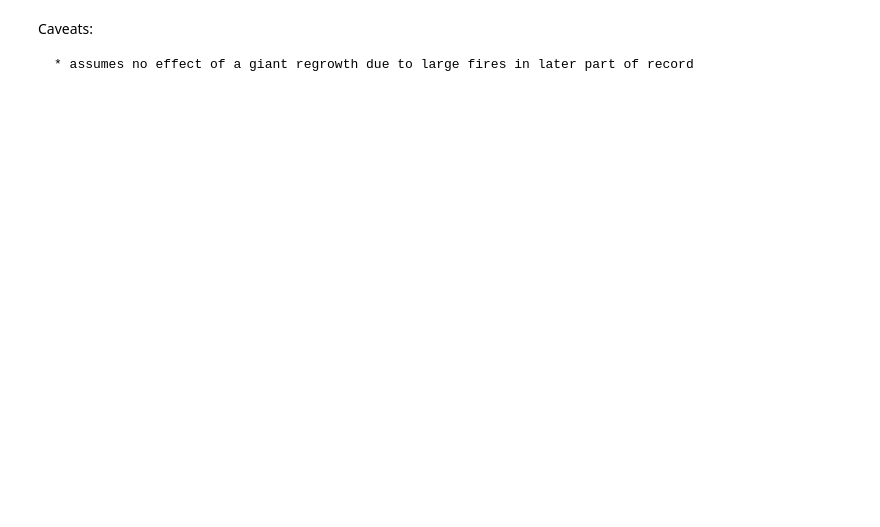
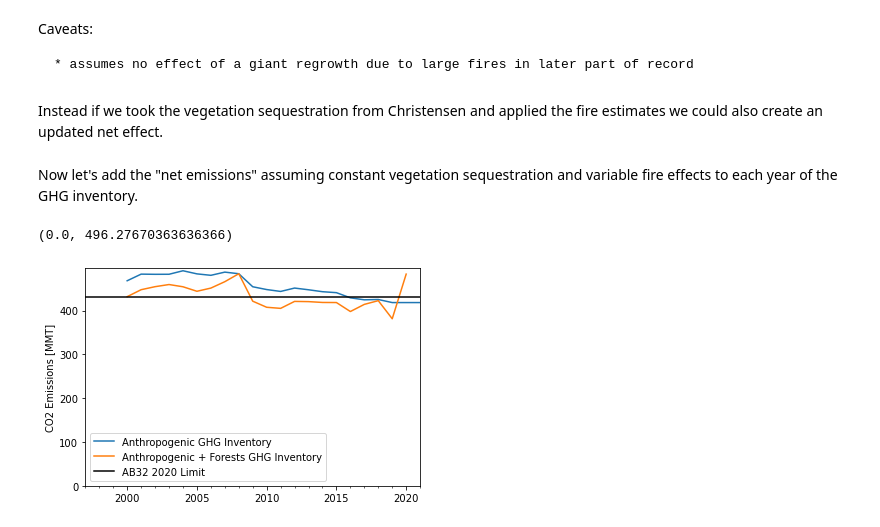
Before and after one commit to carbonplan/fire-forests-inventories, a Jupyter notebook: analyses/analyses.ipynb, the cells around one changed output. Drawn from its saved outputs; the diff is of its cells as text; code cells hidden in the pictures; blank space fills up the shorter version.

```diff
--- a/analyses/analyses.ipynb
+++ b/analyses/analyses.ipynb
@@ -266,3 +375,24 @@ plt.axhline(0, color='k')
 Caveats:
 
     * assumes no effect of a giant regrowth due to large fires in later part of record
+# %% [markdown]
+Instead if we took the vegetation sequestration from Christensen and applied the fire estimates we could also create an updated net effect.
+# %% [markdown]
+Now let's add the "net emissions" assuming constant vegetation sequestration and variable fire effects to each year of the GHG inventory.
+# %%
+full_emissions_df['Vegetation sequestration'] = vegetation_uptake
+full_emissions_df['Net forest effect'] = full_emissions_df[fire_method] + full_emissions_df['Vegetation sequestration']
+full_emissions_df['Anthropogenic + Forests GHG Inventory'] = full_emissions_df['Anthropogenic GHG Inventory']+\
+                                        full_emissions_df['Net forest effect']
+# %%
+full_emissions_df[[
+                'Anthropogenic GHG Inventory', 'Anthropogenic + Forests GHG Inventory'
+                  ]].plot()
+
+plt.axhline(431, color='k', label='AB32 2020 Limit')
+plt.ylabel('CO2 Emissions [MMT]')
+plt.legend()
+plt.ylim(0)
+# %% [output]
+(0.0, 496.27670363636366)
+[figure, added]
```
Also changed, not shown: parts of 64 cells of this notebook.
